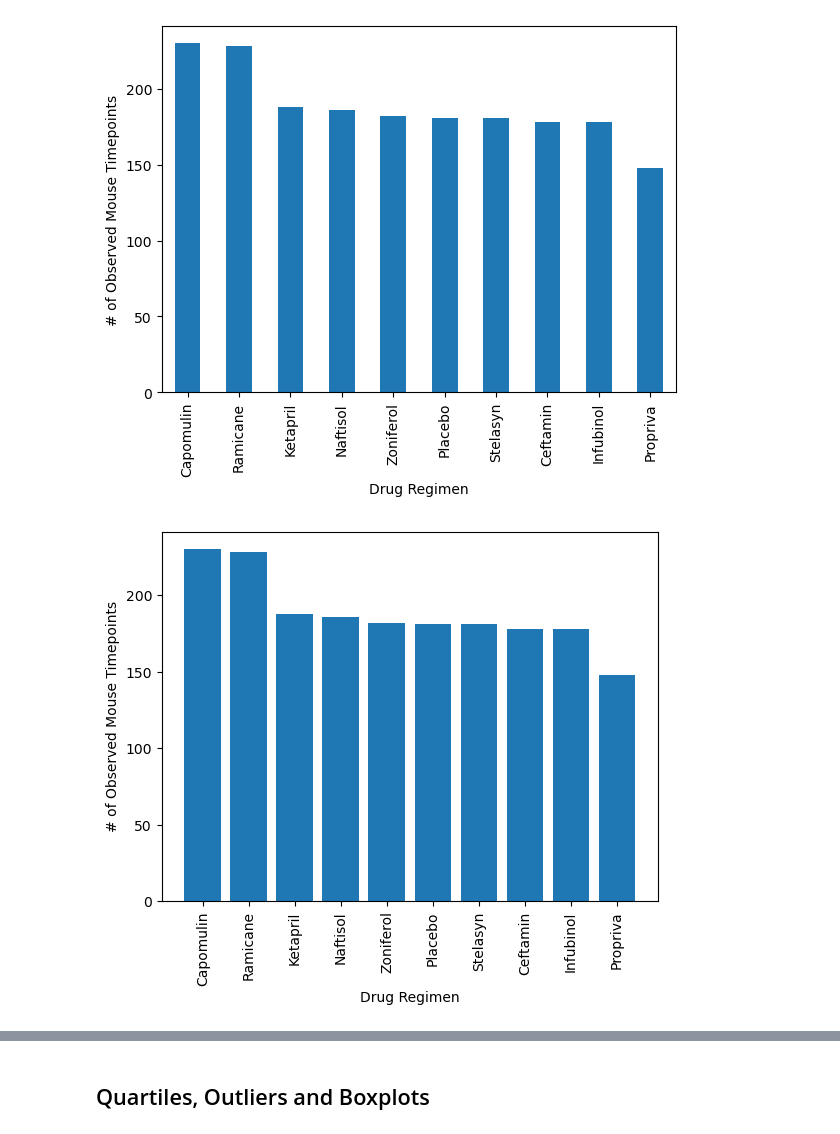
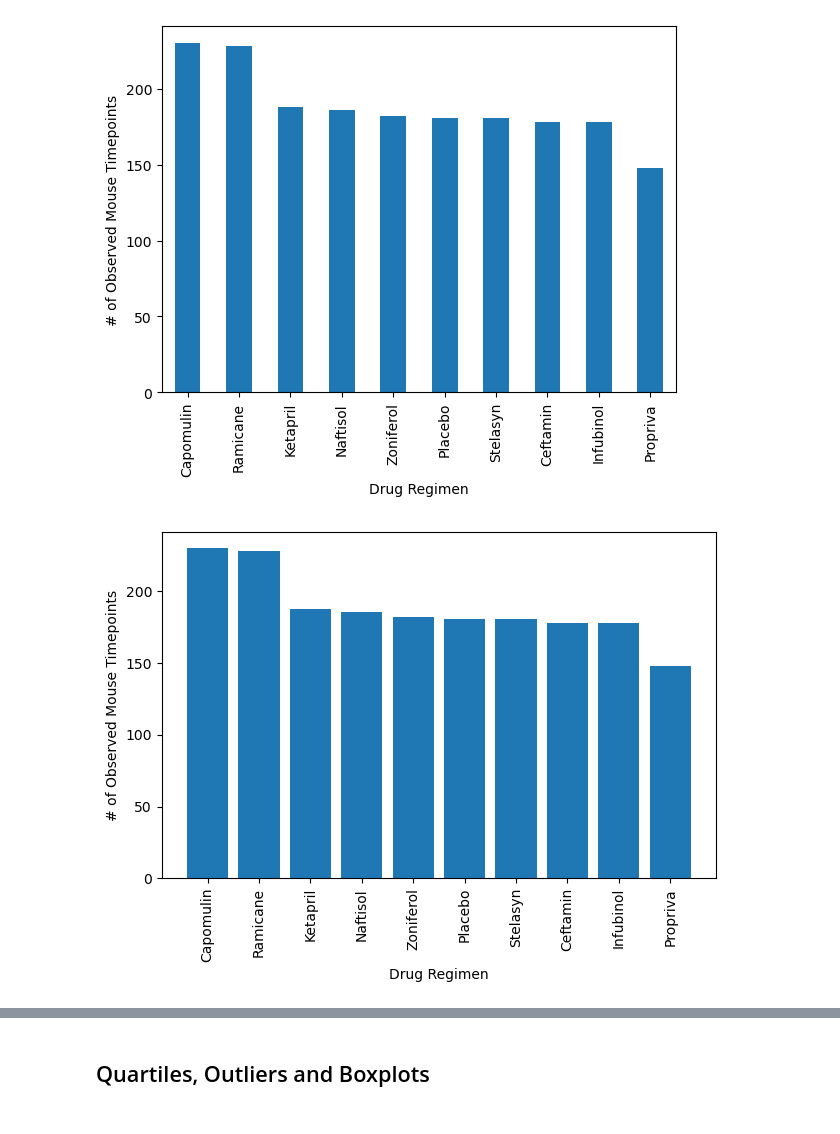
Before and after one commit to arzingy/matplotlib-challenge, a Jupyter notebook: Pymaceuticals/pymaceuticals.ipynb, the cells around one changed output, grey strips where cells are left out. Drawn from its saved outputs; the diff is of its cells as text; code cells hidden in the pictures.

Commit message:
Add tight_layout and show

```diff
--- a/Pymaceuticals/pymaceuticals.ipynb
+++ b/Pymaceuticals/pymaceuticals.ipynb
@@ -156,13 +156,14 @@ plt.show()
 # %%
 # Generate a bar plot showing the total number of rows (Mouse ID/Timepoints) for each drug regimen using pyplot.
 plt.bar(count_drug.index, count_drug)
 plt.xlabel("Drug Regimen")
 plt.ylabel("# of Observed Mouse Timepoints")
 plt.xticks(rotation="vertical")
 
+plt.tight_layout()
 plt.show()
 # %% [output]
-[figure, old version]
+[figure, new version]
 # %%
 # Generate a pie chart, using Pandas, showing the distribution of unique female versus male mice used in the study
 
```
Also changed, not shown: parts of 7 cells of this notebook.
